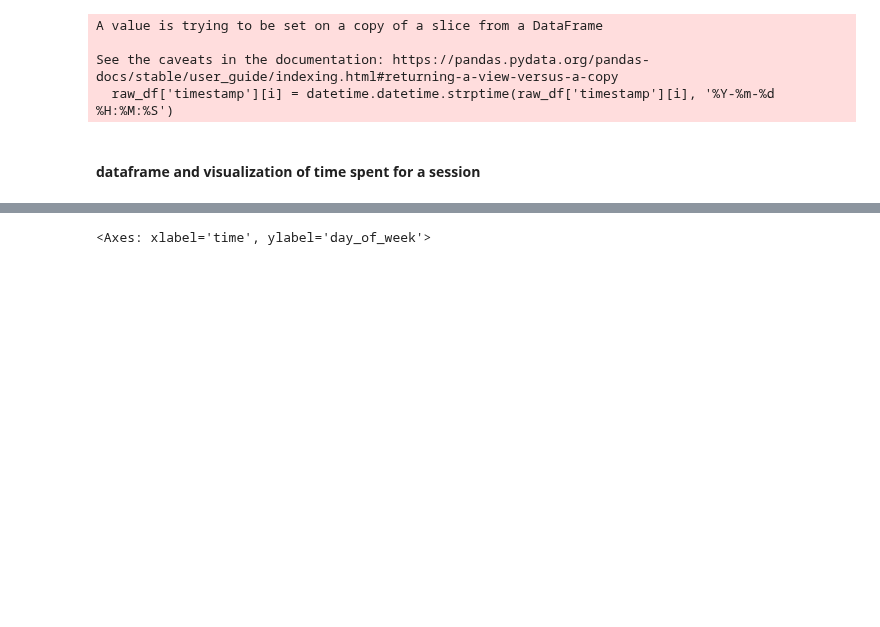
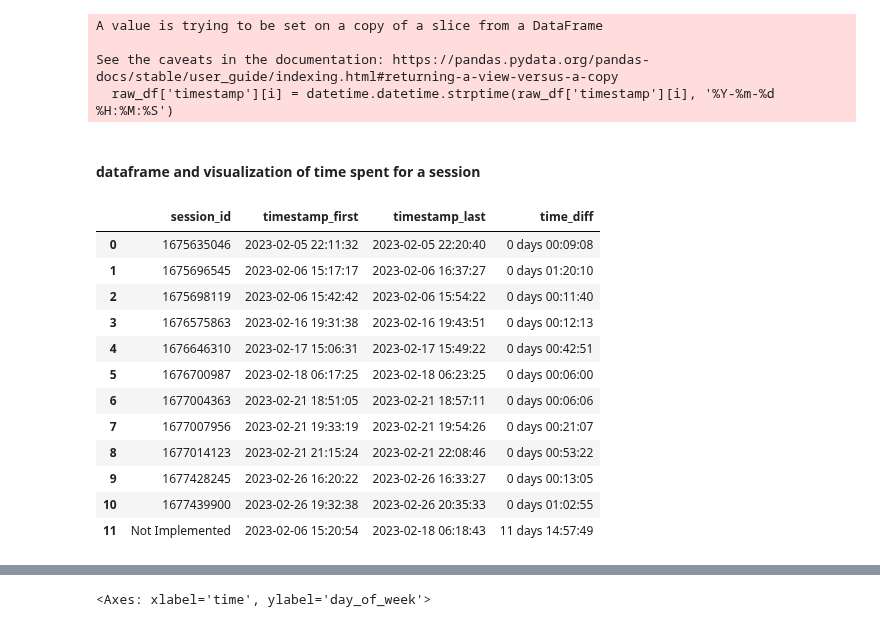
Before and after one commit to opengamedata/opengamedata-samples, a Jupyter notebook: AQUALAB/templates/Aqualab_template_events.ipynb, the cells around one changed output, grey strips where cells are left out. Drawn from its saved outputs; the diff is of its cells as text; code cells hidden in the pictures; blank space fills up the shorter version.

Commit message:
timestamp done

```diff
--- a/AQUALAB/templates/Aqualab_template_events.ipynb
+++ b/AQUALAB/templates/Aqualab_template_events.ipynb
@@ -84,6 +84,28 @@ See the caveats in the documentation: https://pandas.pydata.org/pandas-docs/stab
   raw_df['timestamp'][i] = datetime.datetime.strptime(raw_df['timestamp'][i], '%Y-%m-%d %H:%M:%S')
 # %% [markdown]
 #### dataframe and visualization of time spent for a session
+# %%
+first_last_df = raw_df.groupby("session_id").agg({"timestamp": ["first", "last"]})
+
+# flatten the column index
+first_last_df.columns = ["_".join(col) for col in first_last_df.columns]
+first_last_df = first_last_df.reset_index()
+first_last_df["time_diff"] = first_last_df["timestamp_last"] - first_last_df["timestamp_first"]
+first_last_df
+# %% [output]
+|  | session_id | timestamp_first | timestamp_last | time_diff |
+| 0 | 1675635046 | 2023-02-05 22:11:32 | 2023-02-05 22:20:40 | 0 days 00:09:08 |
+| 1 | 1675696545 | 2023-02-06 15:17:17 | 2023-02-06 16:37:27 | 0 days 01:20:10 |
+| 2 | 1675698119 | 2023-02-06 15:42:42 | 2023-02-06 15:54:22 | 0 days 00:11:40 |
+| 3 | 1676575863 | 2023-02-16 19:31:38 | 2023-02-16 19:43:51 | 0 days 00:12:13 |
+| 4 | 1676646310 | 2023-02-17 15:06:31 | 2023-02-17 15:49:22 | 0 days 00:42:51 |
+| 5 | 1676700987 | 2023-02-18 06:17:25 | 2023-02-18 06:23:25 | 0 days 00:06:00 |
+| 6 | 1677004363 | 2023-02-21 18:51:05 | 2023-02-21 18:57:11 | 0 days 00:06:06 |
+| 7 | 1677007956 | 2023-02-21 19:33:19 | 2023-02-21 19:54:26 | 0 days 00:21:07 |
+| 8 | 1677014123 | 2023-02-21 21:15:24 | 2023-02-21 22:08:46 | 0 days 00:53:22 |
+| 9 | 1677428245 | 2023-02-26 16:20:22 | 2023-02-26 16:33:27 | 0 days 00:13:05 |
+| 10 | 1677439900 | 2023-02-26 19:32:38 | 2023-02-26 20:35:33 | 0 days 01:02:55 |
+| 11 | Not Implemented | 2023-02-06 15:20:54 | 2023-02-18 06:18:43 | 11 days 14:57:49 |
 # %%
 first_last_df = raw_df.groupby("user_id").agg({"timestamp": ["first", "last"]})
 
```
Also changed, not shown: parts of 2 cells of this notebook.
